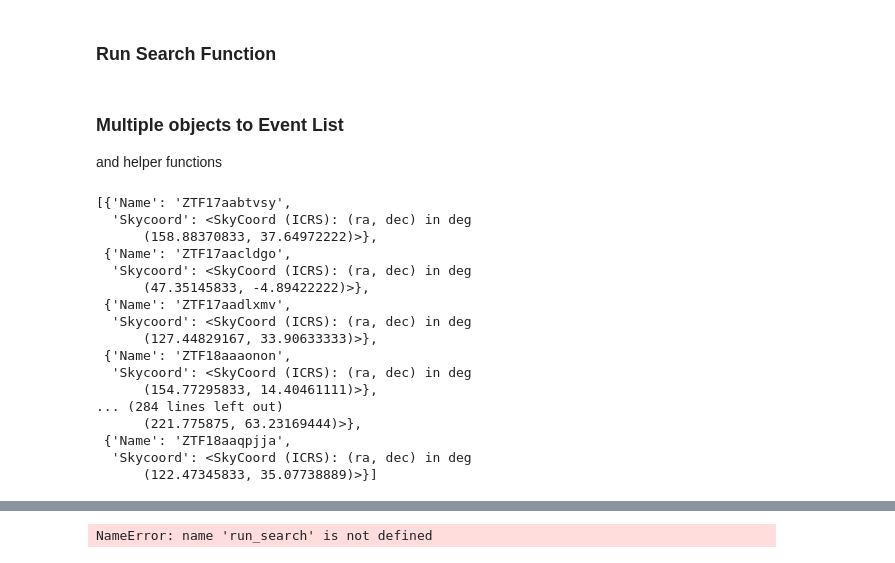
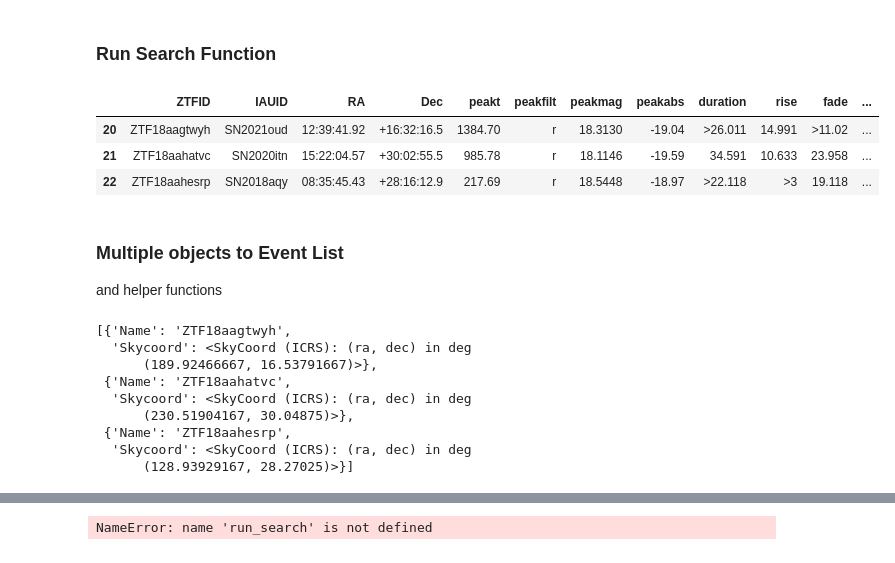
Before and after one commit to JackPope11/Query_VLASS_2, a Jupyter notebook: vlass_search_test.ipynb, the cells around one changed output, grey strips where cells are left out. Saved outputs shown, nothing was run; the diff lists cells and outputs as text; code cells hidden in the pictures.

```diff
--- a/vlass_search_test.ipynb
+++ b/vlass_search_test.ipynb
@@ -270,23 +267,30 @@ def get_cutout(imname, name, c, epoch, save_dir, download_image = True):
 # %%
 from astropy.coordinates import SkyCoord
 from astropy import units as u
 
 
 # Example coordinates
 coord_str = "13:14:25.45 +50:58:39.7"
 c1 = SkyCoord(coord_str, unit=(u.hourangle, u.deg))
 
 name = "ZTF18aagrtxs"
 
 
 coord_str2 = "10:35:32.09 +37:38:59.0"
 name = "ZTF17aabtvsy"
 c2 = SkyCoord(coord_str2, unit=(u.hourangle, u.deg))
 
 
 file_path = 'ia_supernovae_stuff/ia_full_data/ia_supernovae.csv'
 ia_supernovae_df = pd.read_csv(file_path)
-test_df = ia_supernovae_df.iloc[:100]
+test_df = ia_supernovae_df.iloc[20:23]
+
+test_df
+# %% [output]
+|  | ZTFID | IAUID | RA | Dec | peakt | peakfilt | peakmag | peakabs | duration | rise | fade | ... |
+| 20 | ZTF18aagtwyh | SN2021oud | 12:39:41.92 | +16:32:16.5 | 1384.70 | r | 18.3130 | -19.04 | >26.011 | 14.991 | >11.02 | ... |
+| 21 | ZTF18aahatvc | SN2020itn | 15:22:04.57 | +30:02:55.5 | 985.78 | r | 18.1146 | -19.59 | 34.591 | 10.633 | 23.958 | ... |
+| 22 | ZTF18aahesrp | SN2018aqy | 08:35:45.43 | +28:16:12.9 | 217.69 | r | 18.5448 | -18.97 | >22.118 | >3 | 19.118 | ... |
 # %% [markdown]
 ### Multiple objects to Event List
 and helper functions
@@ -305,23 +309,15 @@ def dataframe_to_objects(dataframe, name_id_col = 'ZTFID', ra_id_col = 'RA', dec
 
 dataframe_to_objects(test_df)
 # %% [output]
-[{'Name': 'ZTF17aabtvsy',
+[{'Name': 'ZTF18aagtwyh',
   'Skycoord': <SkyCoord (ICRS): (ra, dec) in deg
-      (158.88370833, 37.64972222)>},
- {'Name': 'ZTF17aacldgo',
+      (189.92466667, 16.53791667)>},
+ {'Name': 'ZTF18aahatvc',
   'Skycoord': <SkyCoord (ICRS): (ra, dec) in deg
-      (47.35145833, -4.89422222)>},
- {'Name': 'ZTF17aadlxmv',
+      (230.51904167, 30.04875)>},
+ {'Name': 'ZTF18aahesrp',
   'Skycoord': <SkyCoord (ICRS): (ra, dec) in deg
-      (127.44829167, 33.90633333)>},
- {'Name': 'ZTF18aaaonon',
-  'Skycoord': <SkyCoord (ICRS): (ra, dec) in deg
-      (154.77295833, 14.40461111)>},
-... (284 lines left out)
-      (221.775875, 63.23169444)>},
- {'Name': 'ZTF18aaqpjja',
-  'Skycoord': <SkyCoord (ICRS): (ra, dec) in deg
-      (122.47345833, 35.07738889)>}]
+      (128.93929167, 28.27025)>}]
 # %%
 def search_tiles_and_sort(c):
     """
```
Also changed, not shown: parts of 19 cells of this notebook, 46 other files.
